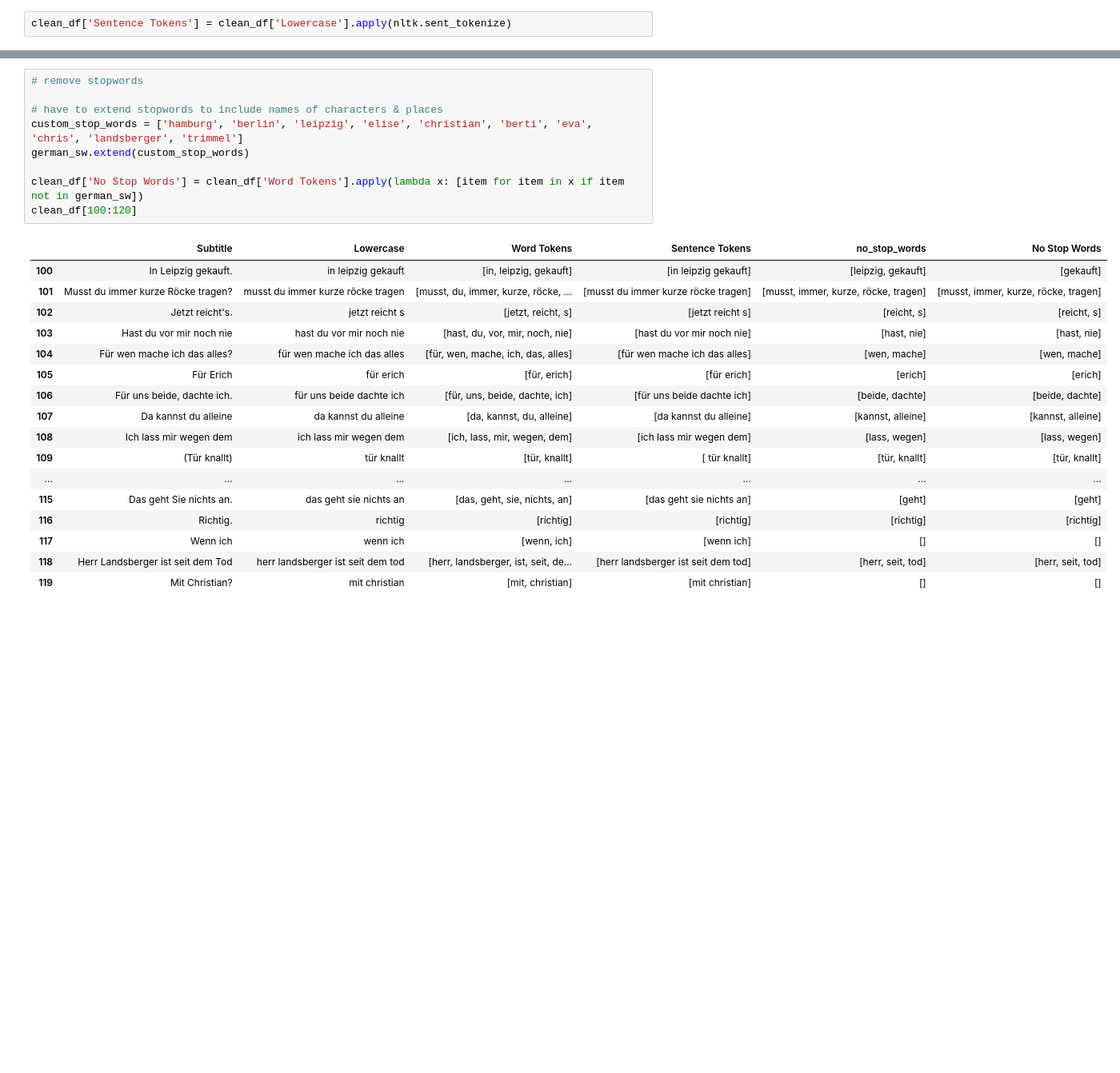
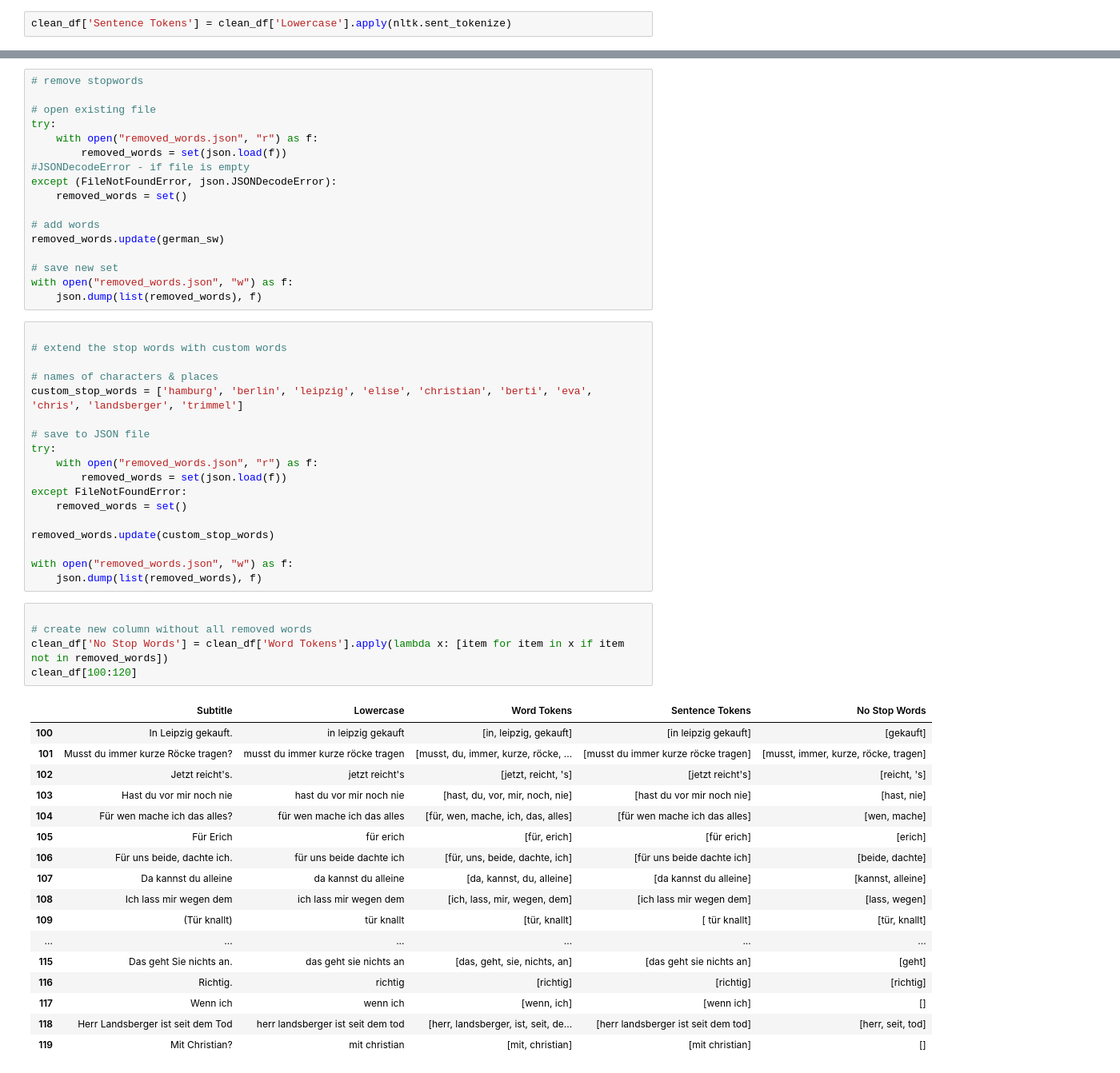
Before and after one commit to vsulli/SRT2CSV, a Jupyter notebook: SRT2CSV.ipynb, the cells around one changed output, grey strips where cells are left out. Shown at 80% size. Drawn from its saved outputs; the diff is of its cells as text; blank space fills up the shorter version.

```diff
--- a/SRT2CSV.ipynb
+++ b/SRT2CSV.ipynb
@@ -257,33 +264,64 @@ clean_df['Sentence Tokens']
 755    [wohl ein jugendbildnis von ihnen]
 756                                    []
 Name: Sentence Tokens, Length: 757, dtype: object
+# %%
+# remove stopwords
+
+# open existing file
+try:
+    with open("removed_words.json", "r") as f:
+        removed_words = set(json.load(f))
+#JSONDecodeError - if file is empty
+except (FileNotFoundError, json.JSONDecodeError):
+    removed_words = set()
+
+# add words
+removed_words.update(german_sw)
+
+# save new set
+with open("removed_words.json", "w") as f:
+    json.dump(list(removed_words), f)
+# %%
+
+# extend the stop words with custom words
+
+# names of characters & places
+custom_stop_words = ['hamburg', 'berlin', 'leipzig', 'elise', 'christian', 'berti', 'eva', 'chris', 'landsberger', 'trimmel']
+
+# save to JSON file
+try:
+    with open("removed_words.json", "r") as f:
+        removed_words = set(json.load(f))
+except FileNotFoundError:
+    removed_words = set()
+
+removed_words.update(custom_stop_words)
+
+with open("removed_words.json", "w") as f:
+    json.dump(list(removed_words), f)
 # %%
-# remove stopwords
 
-# have to extend stopwords to include names of characters & places
-custom_stop_words = ['hamburg', 'berlin', 'leipzig', 'elise', 'christian', 'berti', 'eva', 'chris', 'landsberger', 'trimmel']
-german_sw.extend(custom_stop_words)
-
-clean_df['No Stop Words'] = clean_df['Word Tokens'].apply(lambda x: [item for item in x if item not in german_sw])
+# create new column without all removed words
+clean_df['No Stop Words'] = clean_df['Word Tokens'].apply(lambda x: [item for item in x if item not in removed_words])
 clean_df[100:120]
 # %% [output]
-|  | Subtitle | Lowercase | Word Tokens | Sentence Tokens | no_stop_words | No Stop Words |
-| 100 | In Leipzig gekauft. | in leipzig gekauft | [in, leipzig, gekauft] | [in leipzig gekauft] | [leipzig, gekauft] | [gekauft] |
-| 101 | Musst du immer kurze Röcke tragen? | musst du immer kurze röcke tragen | [musst, du, immer, kurze, röcke, ... | [musst du immer kurze röcke tragen] | [musst, immer, kurze, röcke, tragen] | [musst, immer, kurze, röcke, tragen] |
-| 102 | Jetzt reicht's. | jetzt reicht s | [jetzt, reicht, s] | [jetzt reicht s] | [reicht, s] | [reicht, s] |
-| 103 | Hast du vor mir noch nie | hast du vor mir noch nie | [hast, du, vor, mir, noch, nie] | [hast du vor mir noch nie] | [hast, nie] | [hast, nie] |
-| 104 | Für wen mache ich das alles? | für wen mache ich das alles | [für, wen, mache, ich, das, alles] | [für wen mache ich das alles] | [wen, mache] | [wen, mache] |
-| 105 | Für Erich | für erich | [für, erich] | [für erich] | [erich] | [erich] |
-| 106 | Für uns beide, dachte ich. | für uns beide dachte ich | [für, uns, beide, dachte, ich] | [für uns beide dachte ich] | [beide, dachte] | [beide, dachte] |
-| 107 | Da kannst du alleine | da kannst du alleine | [da, kannst, du, alleine] | [da kannst du alleine] | [kannst, alleine] | [kannst, alleine] |
-| 108 | Ich lass mir wegen dem | ich lass mir wegen dem | [ich, lass, mir, wegen, dem] | [ich lass mir wegen dem] | [lass, wegen] | [lass, wegen] |
-| 109 | (Tür knallt) | tür knallt | [tür, knallt] | [ tür knallt] | [tür, knallt] | [tür, knallt] |
-| ... | ... | ... | ... | ... | ... | ... |
-| 115 | Das geht Sie nichts an. | das geht sie nichts an | [das, geht, sie, nichts, an] | [das geht sie nichts an] | [geht] | [geht] |
-| 116 | Richtig. | richtig | [richtig] | [richtig] | [richtig] | [richtig] |
-| 117 | Wenn ich | wenn ich | [wenn, ich] | [wenn ich] | [] | [] |
-| 118 | Herr Landsberger ist seit dem Tod | herr landsberger ist seit dem tod | [herr, landsberger, ist, seit, de... | [herr landsberger ist seit dem tod] | [herr, seit, tod] | [herr, seit, tod] |
-| 119 | Mit Christian? | mit christian | [mit, christian] | [mit christian] | [] | [] |
+|  | Subtitle | Lowercase | Word Tokens | Sentence Tokens | No Stop Words |
+| 100 | In Leipzig gekauft. | in leipzig gekauft | [in, leipzig, gekauft] | [in leipzig gekauft] | [gekauft] |
+| 101 | Musst du immer kurze Röcke tragen? | musst du immer kurze röcke tragen | [musst, du, immer, kurze, röcke, ... | [musst du immer kurze röcke tragen] | [musst, immer, kurze, röcke, tragen] |
+| 102 | Jetzt reicht's. | jetzt reicht's | [jetzt, reicht, 's] | [jetzt reicht's] | [reicht, 's] |
+| 103 | Hast du vor mir noch nie | hast du vor mir noch nie | [hast, du, vor, mir, noch, nie] | [hast du vor mir noch nie] | [hast, nie] |
+| 104 | Für wen mache ich das alles? | für wen mache ich das alles | [für, wen, mache, ich, das, alles] | [für wen mache ich das alles] | [wen, mache] |
+| 105 | Für Erich | für erich | [für, erich] | [für erich] | [erich] |
+| 106 | Für uns beide, dachte ich. | für uns beide dachte ich | [für, uns, beide, dachte, ich] | [für uns beide dachte ich] | [beide, dachte] |
+| 107 | Da kannst du alleine | da kannst du alleine | [da, kannst, du, alleine] | [da kannst du alleine] | [kannst, alleine] |
+| 108 | Ich lass mir wegen dem | ich lass mir wegen dem | [ich, lass, mir, wegen, dem] | [ich lass mir wegen dem] | [lass, wegen] |
+| 109 | (Tür knallt) | tür knallt | [tür, knallt] | [ tür knallt] | [tür, knallt] |
+| ... | ... | ... | ... | ... | ... |
+| 115 | Das geht Sie nichts an. | das geht sie nichts an | [das, geht, sie, nichts, an] | [das geht sie nichts an] | [geht] |
+| 116 | Richtig. | richtig | [richtig] | [richtig] | [richtig] |
+| 117 | Wenn ich | wenn ich | [wenn, ich] | [wenn ich] | [] |
+| 118 | Herr Landsberger ist seit dem Tod | herr landsberger ist seit dem tod | [herr, landsberger, ist, seit, de... | [herr landsberger ist seit dem tod] | [herr, seit, tod] |
+| 119 | Mit Christian? | mit christian | [mit, christian] | [mit christian] | [] |
 # %%
 clean_df[100:101]['Subtitle']
 clean_df[0:20]['No Stop Words']
```
Also changed, not shown: parts of 14 cells of this notebook, 1 other file.
